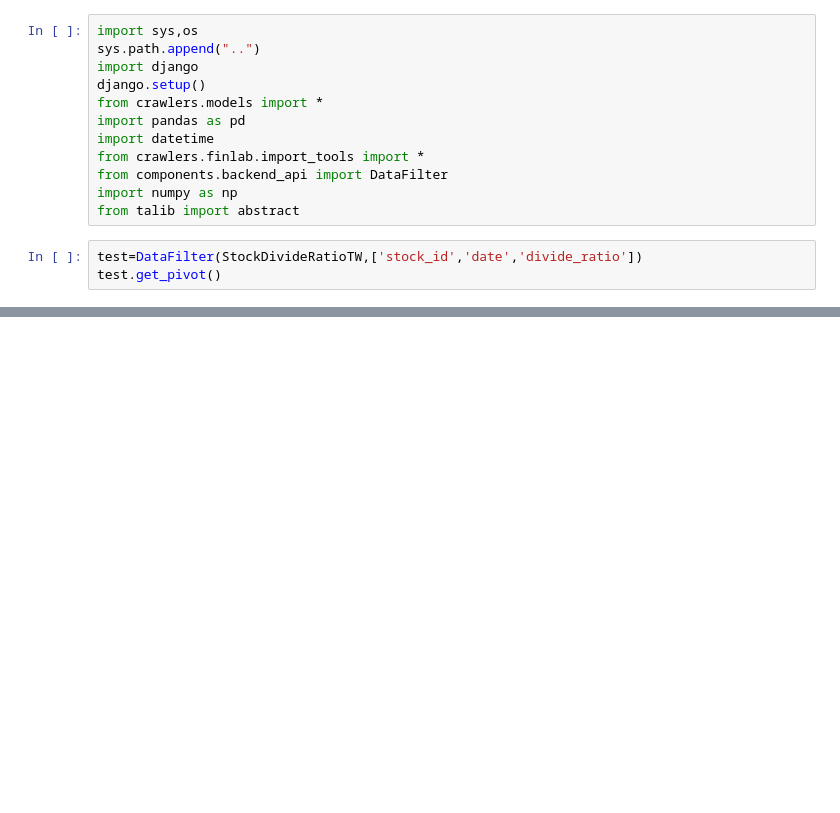
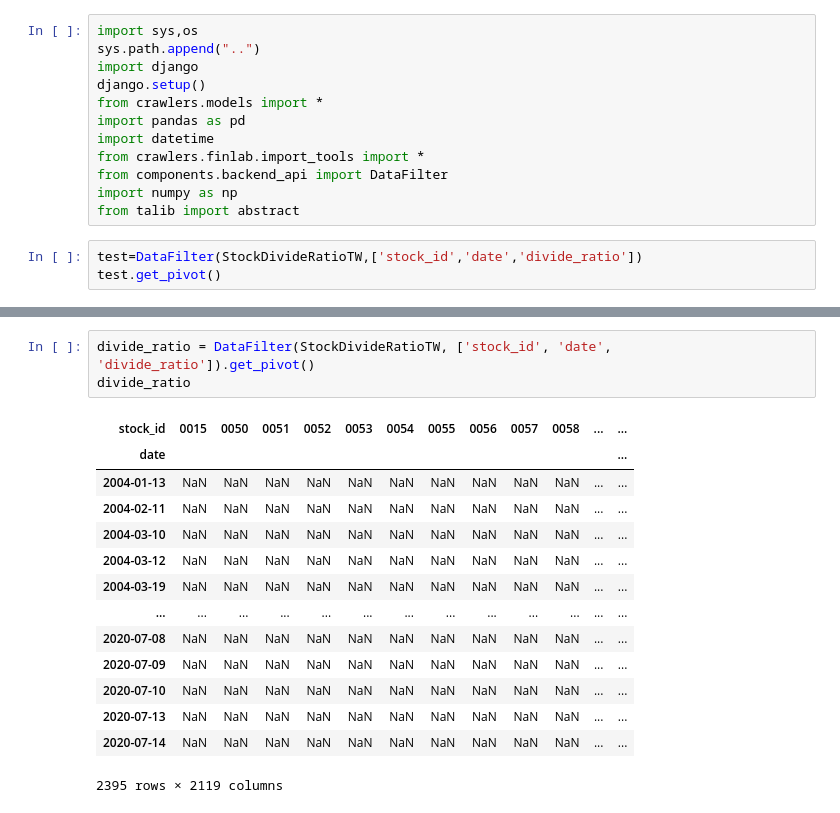
Before and after one commit to ankycheng/Finlab_Django, a Jupyter notebook: stock_fleets/ipynbs/api/adj_function.ipynb, the cells around one changed output, grey strips where cells are left out. Saved outputs shown, nothing was run; the diff lists cells and outputs as text; blank space fills up the shorter version.

```diff
--- a/stock_fleets/ipynbs/api/adj_function.ipynb
+++ b/stock_fleets/ipynbs/api/adj_function.ipynb
@@ -47,0 +90,18 @@ class GetAdj:
+# %%
+divide_ratio = DataFilter(StockDivideRatioTW, ['stock_id', 'date', 'divide_ratio']).get_pivot()
+divide_ratio
+# %% [output]
+| stock_id | 0015 | 0050 | 0051 | 0052 | 0053 | 0054 | 0055 | 0056 | 0057 | 0058 | ... | ... |
+| date |  |  |  |  |  |  |  |  |  |  |  | ... |
+| 2004-01-13 | NaN | NaN | NaN | NaN | NaN | NaN | NaN | NaN | NaN | NaN | ... | ... |
+| 2004-02-11 | NaN | NaN | NaN | NaN | NaN | NaN | NaN | NaN | NaN | NaN | ... | ... |
+| 2004-03-10 | NaN | NaN | NaN | NaN | NaN | NaN | NaN | NaN | NaN | NaN | ... | ... |
+| 2004-03-12 | NaN | NaN | NaN | NaN | NaN | NaN | NaN | NaN | NaN | NaN | ... | ... |
+| 2004-03-19 | NaN | NaN | NaN | NaN | NaN | NaN | NaN | NaN | NaN | NaN | ... | ... |
+| ... | ... | ... | ... | ... | ... | ... | ... | ... | ... | ... | ... | ... |
+| 2020-07-08 | NaN | NaN | NaN | NaN | NaN | NaN | NaN | NaN | NaN | NaN | ... | ... |
+| 2020-07-09 | NaN | NaN | NaN | NaN | NaN | NaN | NaN | NaN | NaN | NaN | ... | ... |
+| 2020-07-10 | NaN | NaN | NaN | NaN | NaN | NaN | NaN | NaN | NaN | NaN | ... | ... |
+| 2020-07-13 | NaN | NaN | NaN | NaN | NaN | NaN | NaN | NaN | NaN | NaN | ... | ... |
+| 2020-07-14 | NaN | NaN | NaN | NaN | NaN | NaN | NaN | NaN | NaN | NaN | ... | ... |
+2395 rows × 2119 columns
```
Also changed, not shown: parts of 4 cells of this notebook, 4 other files.
